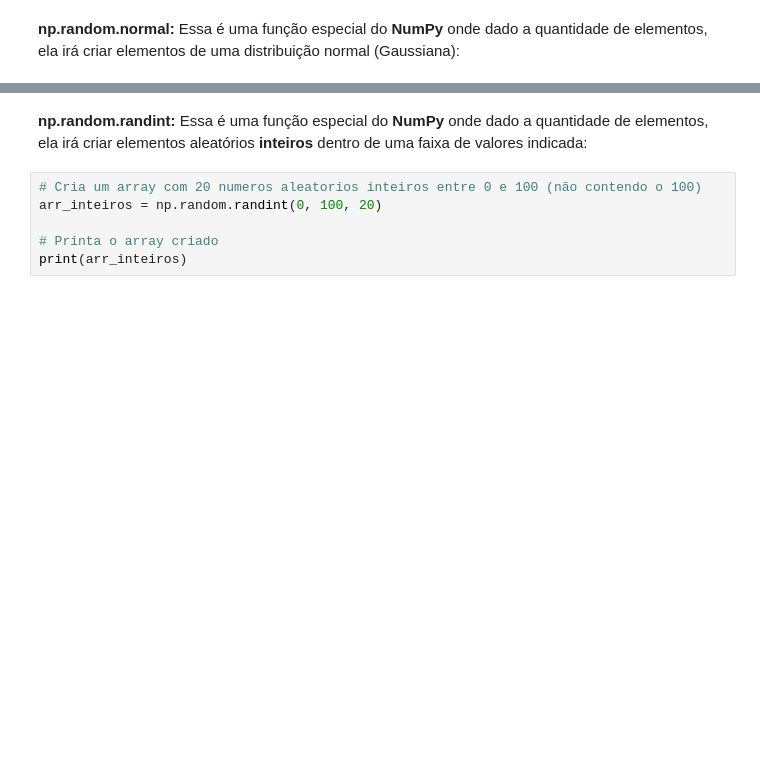
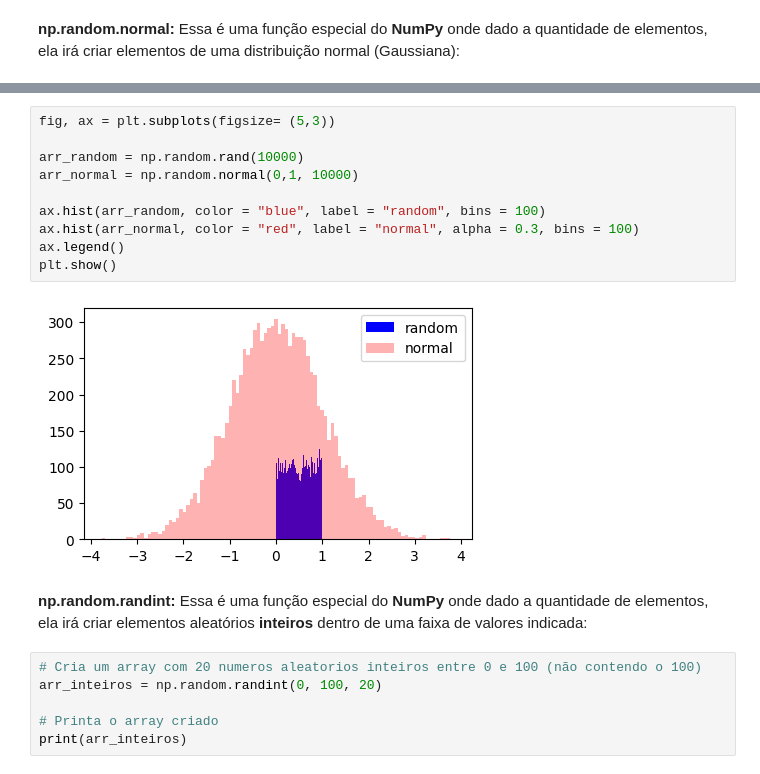
Before and after one commit to RogerioOMDS/aulas_ada_1629_tec_prog, a Jupyter notebook: aula_2.ipynb, the cells around one changed output, grey strips where cells are left out. Drawn from its saved outputs; the diff is of its cells as text; blank space fills up the shorter version.

```diff
--- a/aula_2.ipynb
+++ b/aula_2.ipynb
@@ -196,3 +333,15 @@ print(arr_normal)
+# %%
+fig, ax = plt.subplots(figsize= (5,3))
+
+arr_random = np.random.rand(10000)
+arr_normal = np.random.normal(0,1, 10000)
+
+ax.hist(arr_random, color = "blue", label = "random", bins = 100)
+ax.hist(arr_normal, color = "red", label = "normal", alpha = 0.3, bins = 100)
+ax.legend()
+plt.show()
+# %% [output]
+[figure, added]
 # %% [markdown]
 __np.random.randint:__ Essa é uma função especial do __NumPy__ onde dado a quantidade de elementos, ela irá criar elementos aleatórios __inteiros__ dentro de uma faixa de valores indicada:
 # %%
```
Also changed, not shown: parts of 40 cells of this notebook.
